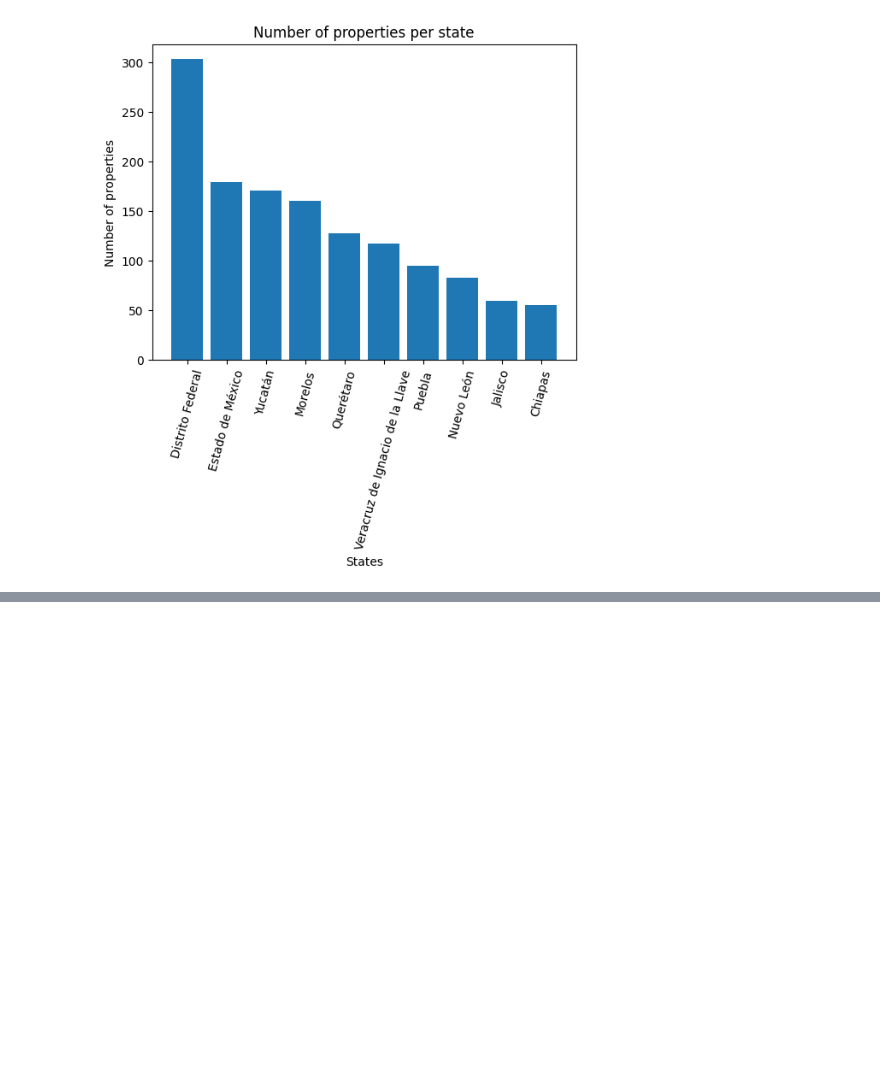
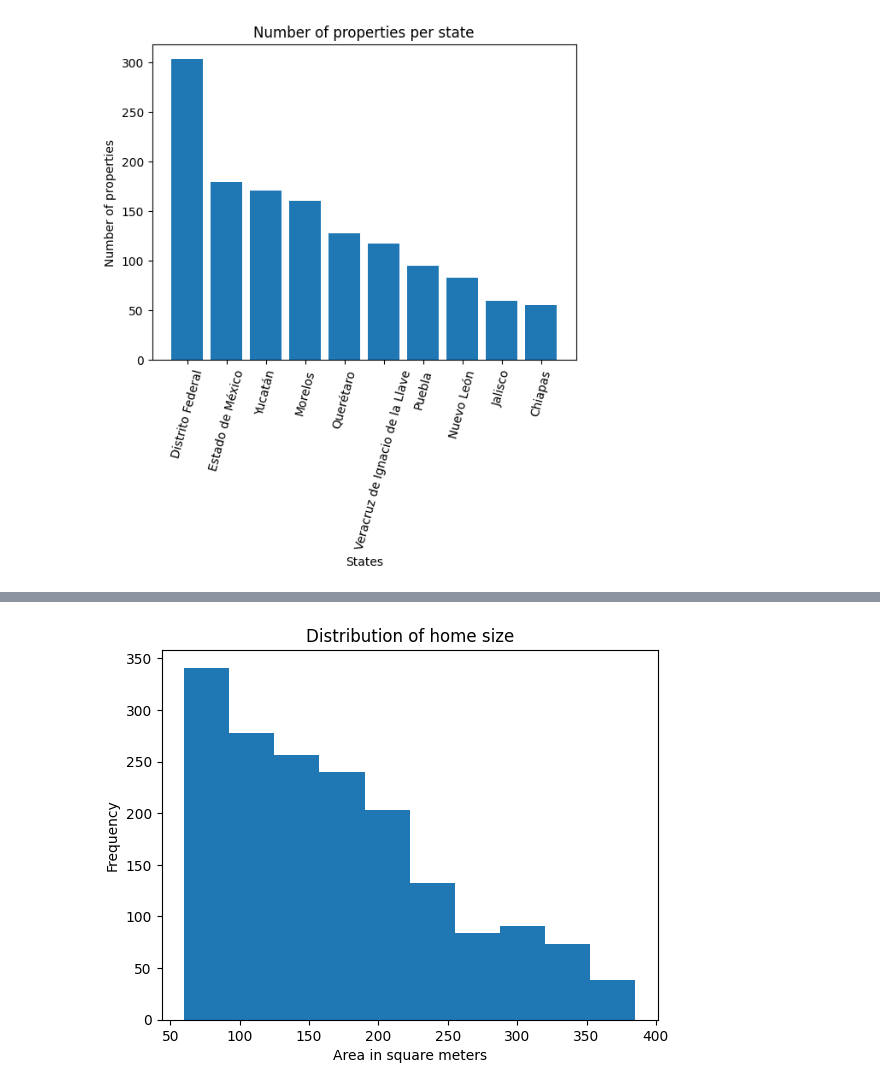
Before and after one commit to kathy254/Mexico-Real-Estate-Market-Analysis, a Jupyter notebook: Mexico_real_estate.ipynb, the cells around one changed output, grey strips where cells are left out. Cells and saved outputs as stored; diff of their text form; code cells hidden in the pictures; blank space fills up the shorter version.

Commit message:
Visualize area and price in boxplot and histograms

```diff
--- a/Mexico_real_estate.ipynb
+++ b/Mexico_real_estate.ipynb
@@ -280,0 +295,17 @@ plt.xticks(rotation=75);
+# %%
+# Use Matplotlib to create histogram to visualize distribution of "area_m2"
+
+plt.hist(
+    df["area_m2"]
+)
+
+# Add x-axis label
+plt.xlabel("Area in square meters")
+
+#Add y-axis label
+plt.ylabel("Frequency")
+
+# Add title
+plt.title("Distribution of home size");
+# %% [output]
+[figure, added]
```
Also changed, not shown: parts of 4 cells of this notebook, 6 other files.
